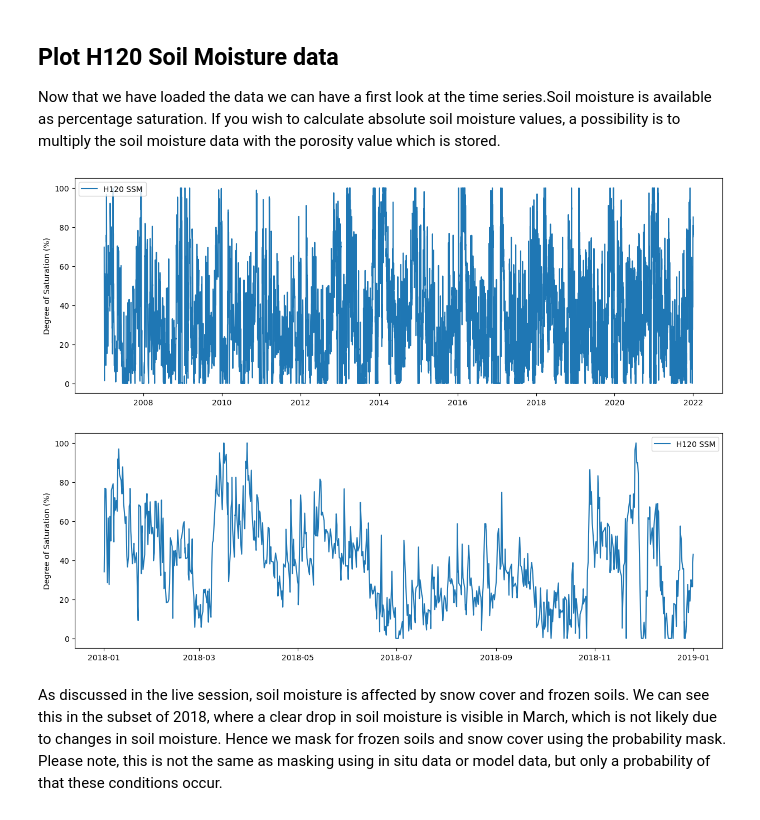
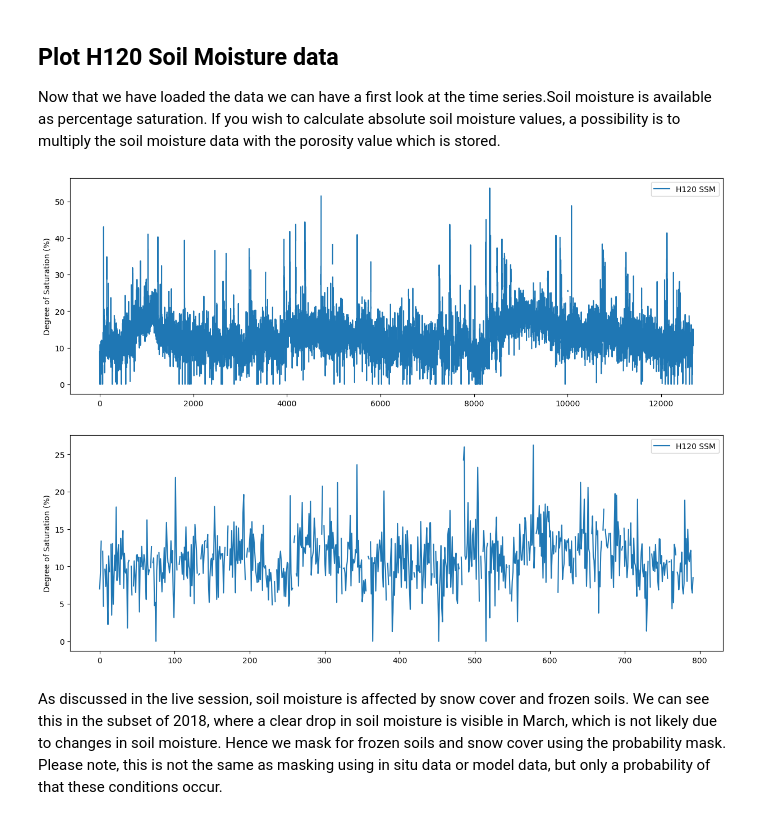
Before and after one commit to lukojovic/data_retrieval, a Jupyter notebook: notebooks/Ex1.ipynb, the cells around one changed output. Cells and saved outputs as stored; diff of their text form; code cells hidden in the pictures.

```diff
--- a/notebooks/Ex1.ipynb
+++ b/notebooks/Ex1.ipynb
@@ -237,3 +303,8 @@ http://rs.geo.tuwien.ac.at/dv/dgg/
 The hsaf package automatically reads the data as a pandas dataframe. Now you can use the full functionality of pandas to do a first analysis of your dataset.
 You can have a quick look at the data by using the .head() function, showing you the data structure. For the meaning of the different columns have a look at the Product User Manual: http://hsaf.meteoam.it/documents/PUM/ASCAT_SSM_CDR_PUM_v0.8.pdf
 Most important for getting to know the dataset are the columns 'sm'.
+# %%
+cell_source = Path(
+    "/home/ljovic/shares/radar/DataLab/sync_with_datalab/datasets/scat_ard/ascat_ssm_cdr_12.5km_h121"
+)
+cell_source.exists()
@@ -239,0 +313,2 @@ Most important for getting to know the dataset are the columns 'sm'.
+# %%
+cell_collection = rat.CellFileCollection.from_product_id(cell_source, "H121_V1.0")
@@ -276,0 +332,5 @@ Data variables: (12/20)
+# %%
+h120_ds = cell_collection.read(
+    coords=(float(lon.iloc[0]), float(lat.iloc[0]))
+).swap_dims({"obs": "time"})
+h120_ds
@@ -280,21 +365,24 @@ Now that we have loaded the data we can have a first look at the time series.Soi
 # %%
 # show complete time series
 fig, ax = plt.subplots(1, 1, figsize=(15, 5))
-ax.plot(h120_ts["sm"], label="H120 SSM")
+ax.plot(h120_ds.surface_soil_moisture, label="H120 SSM")
 ax.set_ylabel("Degree of Saturation (%)")
 ax.legend()
 plt.show()
 # %% [output]
-[figure, old version]
+[figure, new version]
 # %%
 # Show time series subset
+
+h120_ds_filtered = h120_ds.sel(time=slice("2018-01-01", "2018-12-31"))
+
 fig, ax = plt.subplots(1, 1, figsize=(15, 5))
-ax.plot(h120_ts.loc["2018", "sm"], label="H120 SSM")
+ax.plot(h120_ds_filtered.surface_soil_moisture, label="H120 SSM")
 ax.set_ylabel("Degree of Saturation (%)")
 ax.legend()
 plt.show()
 # %% [output]
-[figure, old version]
+[figure, new version]
 # %% [markdown]
 As discussed in the live session, soil moisture is affected by snow cover and frozen soils. We can see this in the subset of 2018, where a clear drop in soil moisture is visible in March, which is not likely due to changes in soil moisture.
 Hence we mask for frozen soils and snow cover using the probability mask. Please note, this is not the same as masking using in situ data or model data, but only a probability of that these conditions occur.
```
Also changed, not shown: parts of 21 cells of this notebook, 2 other files.
